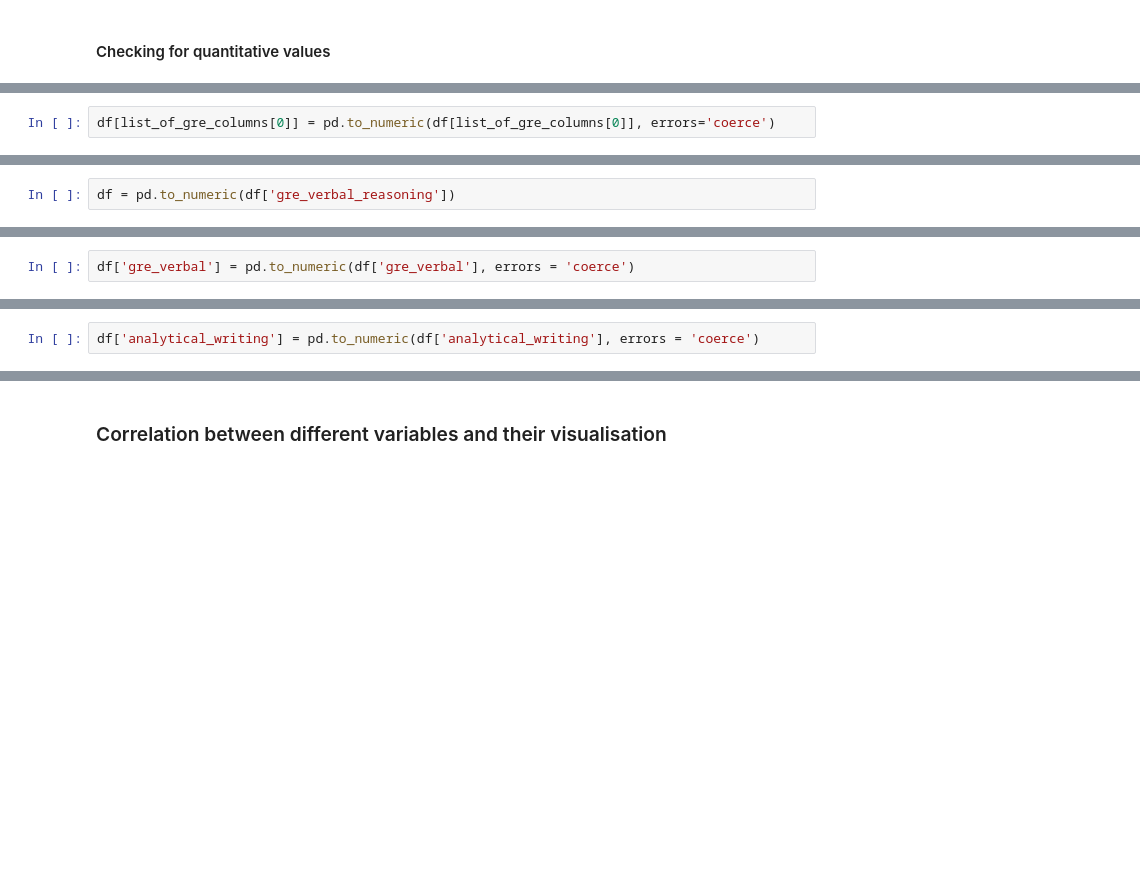
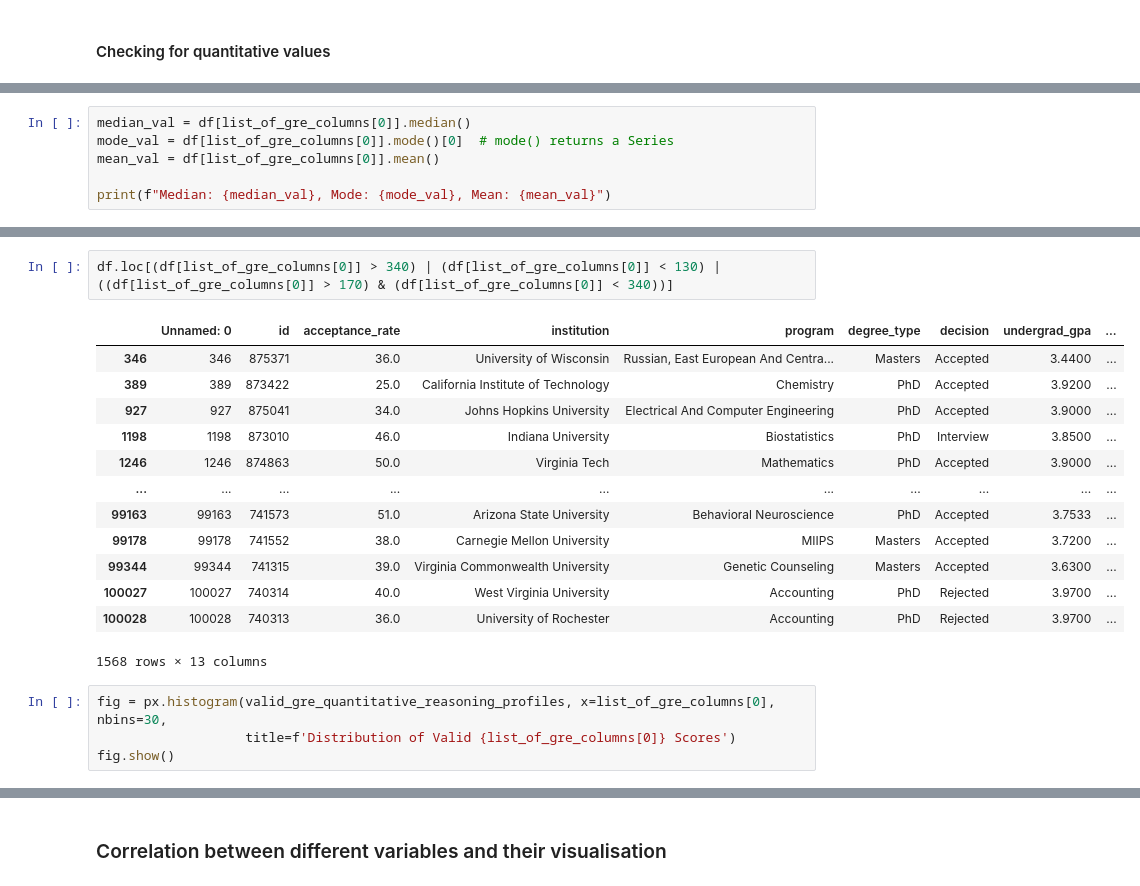
Before and after one commit to Masoodjr/ML_Project, a Jupyter notebook: ai_ml/notebooks/exploratory_analysis.ipynb, the cells around one changed output, grey strips where cells are left out. Saved outputs shown, nothing was run; the diff lists cells and outputs as text; blank space fills up the shorter version.

```diff
--- a/ai_ml/notebooks/exploratory_analysis.ipynb
+++ b/ai_ml/notebooks/exploratory_analysis.ipynb
@@ -278,2 +187,6 @@ df.to_excel("../data/processed/preprocessed_final.xlsx")
 # %%
-df[list_of_gre_columns[0]] = pd.to_numeric(df[list_of_gre_columns[0]], errors='coerce')
+median_val = df[list_of_gre_columns[0]].median()
+mode_val = df[list_of_gre_columns[0]].mode()[0]  # mode() returns a Series
+mean_val = df[list_of_gre_columns[0]].mean()
+
+print(f"Median: {median_val}, Mode: {mode_val}, Mean: {mean_val}")
@@ -305,2 +205,0 @@ len(gre_quantitative_reasoning_above_170_and_below_260)
-# %%
-df = pd.to_numeric(df['gre_verbal_reasoning'])
@@ -315,2 +205,0 @@ condition = (df['undergrad_gpa'] >= 130) & (df['undergrad_gpa'] < 171)
-# %%
-df['gre_verbal'] = pd.to_numeric(df['gre_verbal'], errors = 'coerce')
@@ -320,2 +205,0 @@ gre_score_general_max = df['gre_verbal'] <= 170
-# %%
-df['analytical_writing'] = pd.to_numeric(df['analytical_writing'], errors = 'coerce')
@@ -321,0 +212,20 @@ df['analytical_writing'] = pd.to_numeric(df['analytical_writing'], errors = 'coe
+# %%
+df.loc[(df[list_of_gre_columns[0]] > 340) | (df[list_of_gre_columns[0]] < 130) | ((df[list_of_gre_columns[0]] > 170) & (df[list_of_gre_columns[0]] < 340))]
+# %% [output]
+|  | Unnamed: 0 | id | acceptance_rate | institution | program | degree_type | decision | undergrad_gpa | ... |
+| 346 | 346 | 875371 | 36.0 | University of Wisconsin | Russian, East European And Centra... | Masters | Accepted | 3.4400 | ... |
+| 389 | 389 | 873422 | 25.0 | California Institute of Technology | Chemistry | PhD | Accepted | 3.9200 | ... |
+| 927 | 927 | 875041 | 34.0 | Johns Hopkins University | Electrical And Computer Engineering | PhD | Accepted | 3.9000 | ... |
+| 1198 | 1198 | 873010 | 46.0 | Indiana University | Biostatistics | PhD | Interview | 3.8500 | ... |
+| 1246 | 1246 | 874863 | 50.0 | Virginia Tech | Mathematics | PhD | Accepted | 3.9000 | ... |
+| ... | ... | ... | ... | ... | ... | ... | ... | ... | ... |
+| 99163 | 99163 | 741573 | 51.0 | Arizona State University | Behavioral Neuroscience | PhD | Accepted | 3.7533 | ... |
+| 99178 | 99178 | 741552 | 38.0 | Carnegie Mellon University | MIIPS | Masters | Accepted | 3.7200 | ... |
+| 99344 | 99344 | 741315 | 39.0 | Virginia Commonwealth University | Genetic Counseling | Masters | Accepted | 3.6300 | ... |
+| 100027 | 100027 | 740314 | 40.0 | West Virginia University | Accounting | PhD | Rejected | 3.9700 | ... |
+| 100028 | 100028 | 740313 | 36.0 | University of Rochester | Accounting | PhD | Rejected | 3.9700 | ... |
+1568 rows × 13 columns
+# %%
+fig = px.histogram(valid_gre_quantitative_reasoning_profiles, x=list_of_gre_columns[0], nbins=30,
+                   title=f'Distribution of Valid {list_of_gre_columns[0]} Scores')
+fig.show()
```
Also changed, not shown: parts of 42 cells of this notebook, 2 other files.
